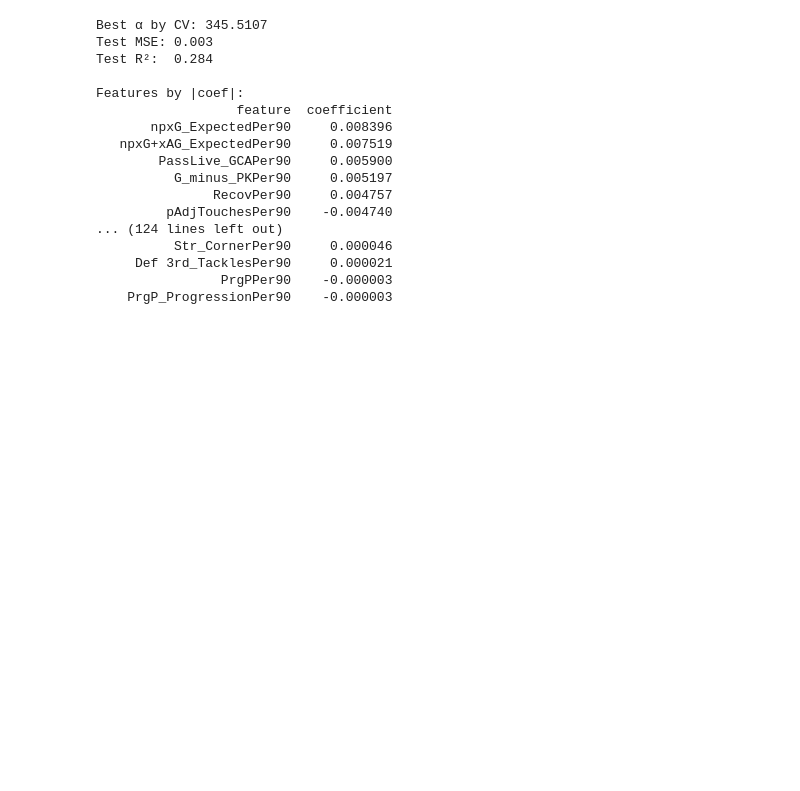
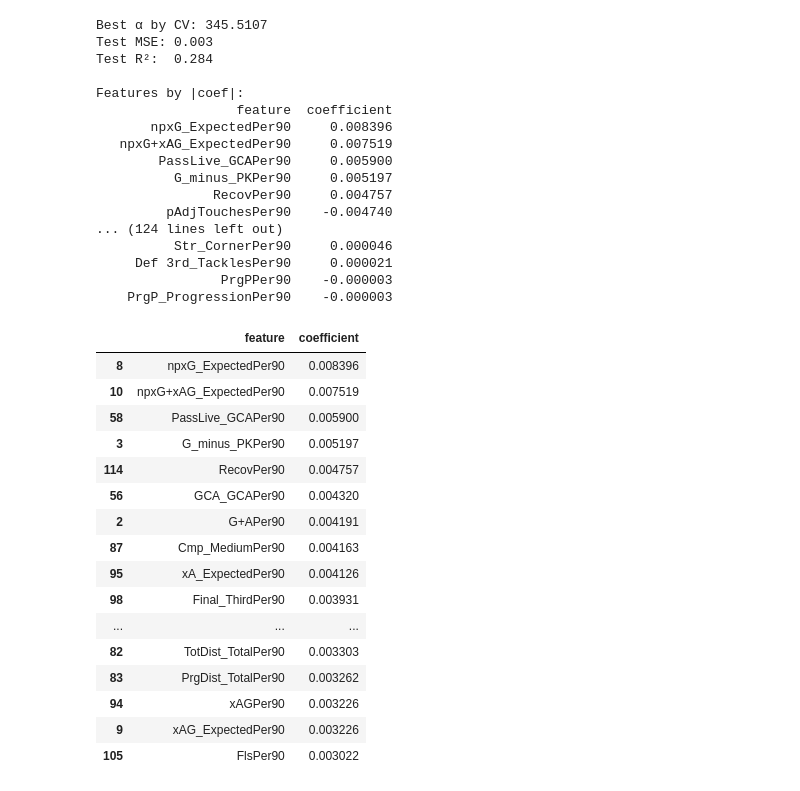
Before and after one commit to arshthesingh/player-value-added, a Jupyter notebook: baseline/spm_baseline.ipynb, the cells around one changed output. Saved outputs shown, nothing was run; the diff lists cells and outputs as text; code cells hidden in the pictures; blank space fills up the shorter version.

```diff
--- a/baseline/spm_baseline.ipynb
+++ b/baseline/spm_baseline.ipynb
@@ -273,3 +273,23 @@ Features by |coef|:
      Def 3rd_TacklesPer90     0.000021
                 PrgPPer90    -0.000003
     PrgP_ProgressionPer90    -0.000003
+# %%
+coef_df.sort_values(by='coefficient', ascending=False).head(20)
+# %% [output]
+|  | feature | coefficient |
+| 8 | npxG_ExpectedPer90 | 0.008396 |
+| 10 | npxG+xAG_ExpectedPer90 | 0.007519 |
+| 58 | PassLive_GCAPer90 | 0.005900 |
+| 3 | G_minus_PKPer90 | 0.005197 |
+| 114 | RecovPer90 | 0.004757 |
+| 56 | GCA_GCAPer90 | 0.004320 |
+| 2 | G+APer90 | 0.004191 |
+| 87 | Cmp_MediumPer90 | 0.004163 |
+| 95 | xA_ExpectedPer90 | 0.004126 |
+| 98 | Final_ThirdPer90 | 0.003931 |
+| ... | ... | ... |
+| 82 | TotDist_TotalPer90 | 0.003303 |
+| 83 | PrgDist_TotalPer90 | 0.003262 |
+| 94 | xAGPer90 | 0.003226 |
+| 9 | xAG_ExpectedPer90 | 0.003226 |
+| 105 | FlsPer90 | 0.003022 |
```
Also changed, not shown: parts of 1 cell of this notebook.
